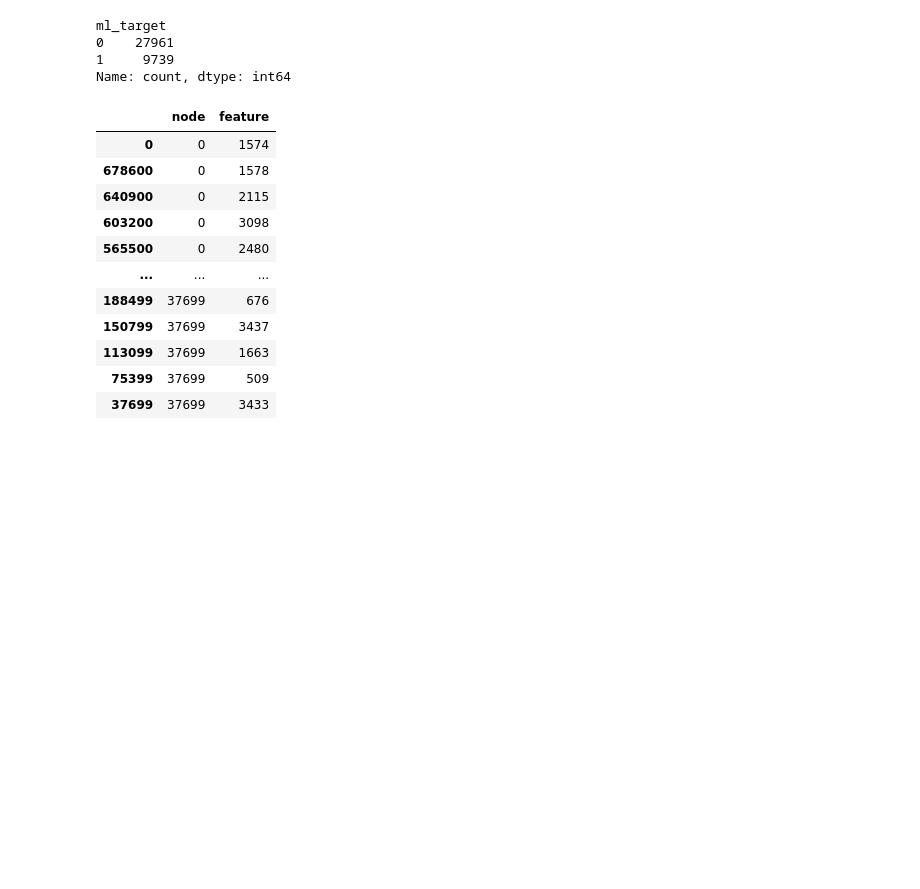
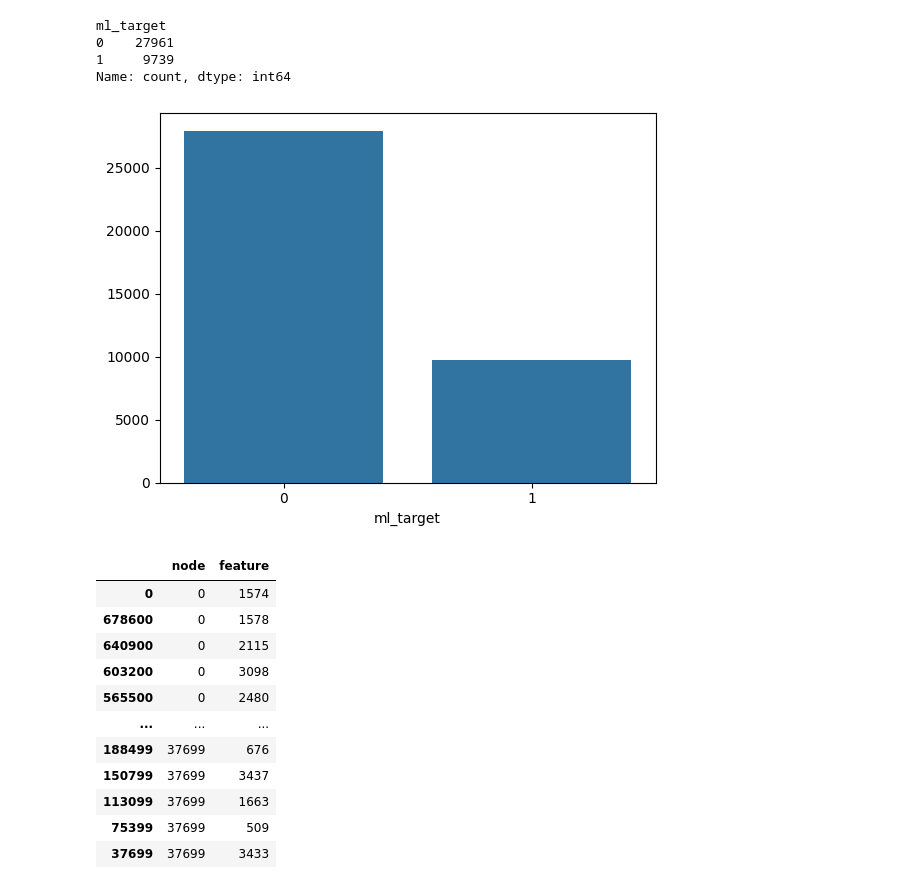
Before and after one commit to garfield-gray/DataMining, a Jupyter notebook: Deep_Learning.ipynb, the cells around one changed output. Saved outputs shown, nothing was run; the diff lists cells and outputs as text; code cells hidden in the pictures; blank space fills up the shorter version.

```diff
--- a/Deep_Learning.ipynb
+++ b/Deep_Learning.ipynb
@@ -145,6 +145,12 @@ ml_target
 0    27961
 1     9739
 Name: count, dtype: int64
+# %%
+
+sns.barplot(x=target['ml_target'].value_counts().index, y=target['ml_target'].value_counts().values)
+plt.show()
+# %% [output]
+[figure, added]
 # %%
 features
 # %% [output]
```
Also changed, not shown: parts of 1 cell of this notebook.
